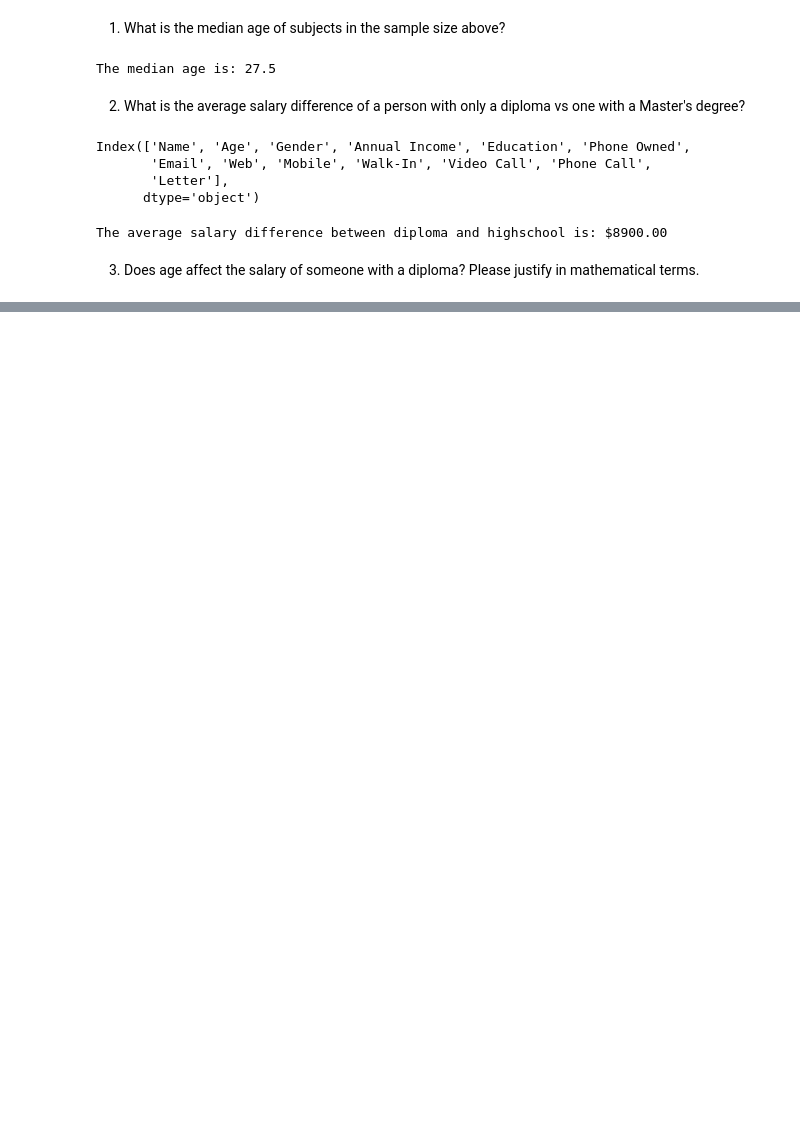
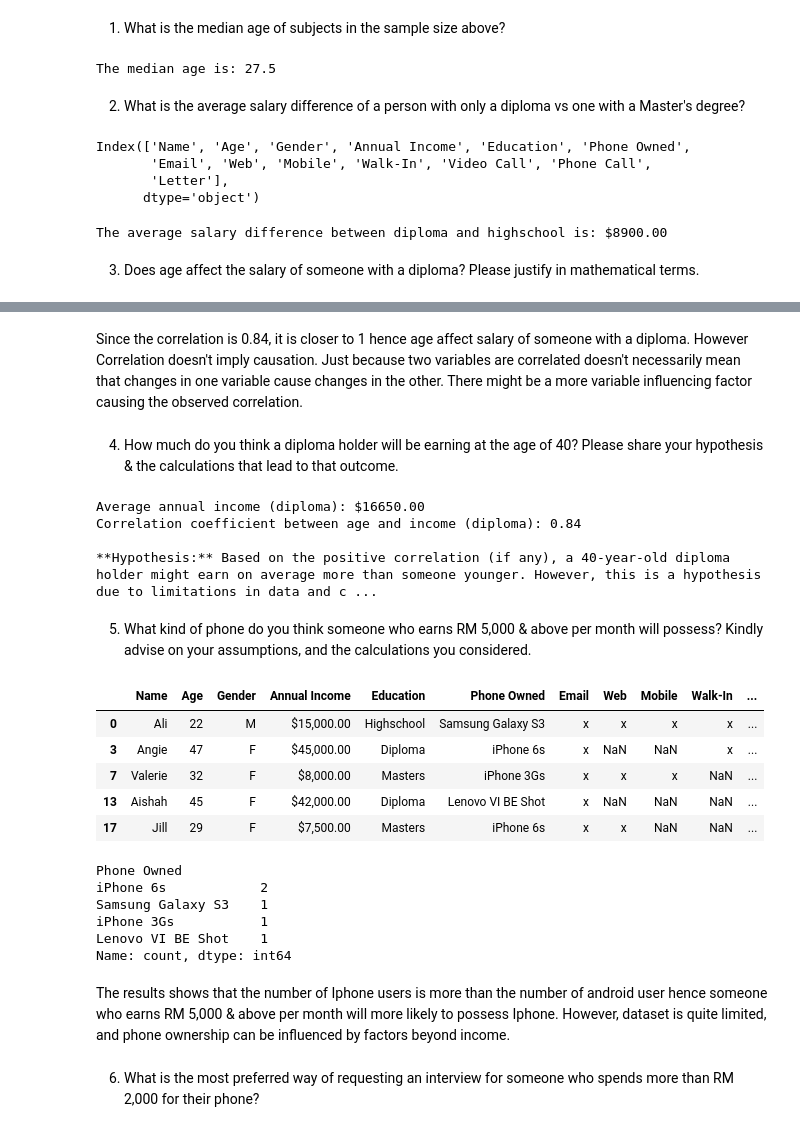
Before and after one commit to aminadli/Request-for-interview-Case-Study, a Jupyter notebook: Request_For_Interview_Case_Study.ipynb, the cells around one changed output, grey strips where cells are left out. Drawn from its saved outputs; the diff is of its cells as text; code cells hidden in the pictures; blank space fills up the shorter version.

```diff
--- a/Request_For_Interview_Case_Study.ipynb
+++ b/Request_For_Interview_Case_Study.ipynb
@@ -99,0 +122,40 @@ The average salary difference between diploma and highschool is: $8900.00
+# %% [markdown]
+Since the correlation is 0.84, it is closer to 1 hence age affect salary of someone with a diploma. However Correlation doesn't imply causation. Just because two variables are correlated doesn't necessarily mean that changes in one variable cause changes in the other. There might be a more variable influencing factor causing the observed correlation.
+# %% [markdown]
+4. How much do you think a diploma holder will be earning at the age of 40? Please share your hypothesis & the calculations that lead to that outcome.
+# %%
+# Check for sufficient data
+if len(diploma_df) < 2:
+  print("Insufficient data for analysis. Need at least 2 diploma holders.")
+else:
+  # Average income for diploma holders
+  avg_income_diploma = diploma_df['Income'].mean()
+  print(f"Average annual income (diploma): ${avg_income_diploma:.2f}")
+
+  # Analyze correlation (refer to previous exercise for code)
+  correlation = diploma_df['Age'].corr(diploma_df['Income'])
+  print(f"Correlation coefficient between age and income (diploma): {correlation:.2f}")
+
+  # Hypothesis (considering limitations)
+  if correlation > 0:
+    print("\n**Hypothesis:** Based on the positive correlation (if any), a 40-year-old diploma holder might earn on average more than someone younger. However, this is a hypothesis due to limitations in data and correlation not implying causation.")
+  else:
+    print("\n**Limited Insight:** The correlation between age and income is not strong enough to form a reliable hypothesis about income at a specific age (40).")
+# %% [output]
+Average annual income (diploma): $16650.00
+Correlation coefficient between age and income (diploma): 0.84
+
+**Hypothesis:** Based on the positive correlation (if any), a 40-year-old diploma holder might earn on average more than someone younger. However, this is a hypothesis due to limitations in data and c ...
+# %% [markdown]
+5. What kind of phone do you think someone who earns RM 5,000 & above per month will possess? Kindly advise on your assumptions, and the calculations you considered.
+# %%
+high_income_df = df[df['Income'] >= 5000]  # Assuming MYR currency (modify if different)
+# %%
+high_income_df.head()
+# %% [output]
+|  | Name | Age | Gender | Annual Income | Education | Phone Owned | Email | Web | Mobile | Walk-In | ... |
+| 0 | Ali | 22 | M | $15,000.00 | Highschool | Samsung Galaxy S3 | x | x | x | x | ... |
+| 3 | Angie | 47 | F | $45,000.00 | Diploma | iPhone 6s | x | NaN | NaN | x | ... |
+| 7 | Valerie | 32 | F | $8,000.00 | Masters | iPhone 3Gs | x | x | x | NaN | ... |
+| 13 | Aishah | 45 | F | $42,000.00 | Diploma | Lenovo VI BE Shot | x | NaN | NaN | NaN | ... |
+| 17 | Jill | 29 | F | $7,500.00 | Masters | iPhone 6s | x | x | NaN | NaN | ... |
@@ -99,0 +164,13 @@ The average salary difference between diploma and highschool is: $8900.00
+# %%
+brand_counts.head()
+# %% [output]
+Phone Owned
+iPhone 6s            2
+Samsung Galaxy S3    1
+iPhone 3Gs           1
+Lenovo VI BE Shot    1
+Name: count, dtype: int64
+# %% [markdown]
+The results shows that the number of Iphone users is more than the number of android user hence someone who earns RM 5,000 & above per month will more likely to possess Iphone. However, dataset is quite limited, and phone ownership can be influenced by factors beyond income.
+# %% [markdown]
+6. What is the most preferred way of requesting an interview for someone who spends more than RM 2,000 for their phone?
```
Also changed, not shown: parts of 6 cells of this notebook.
